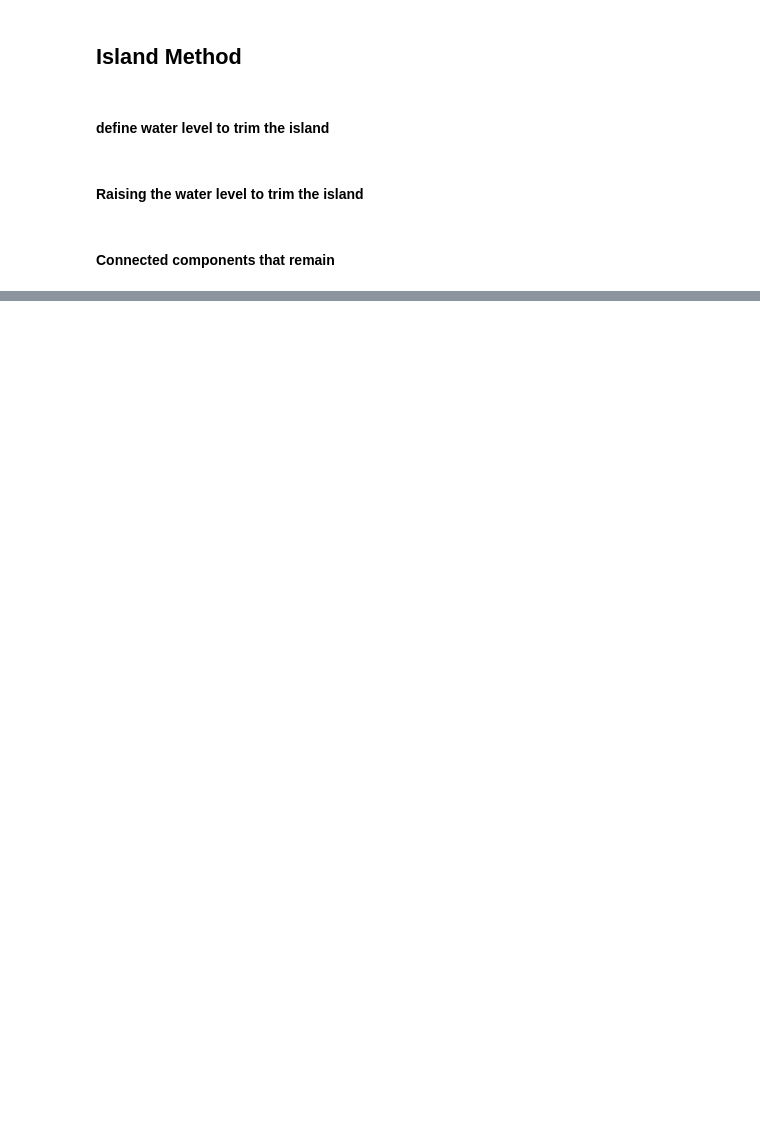
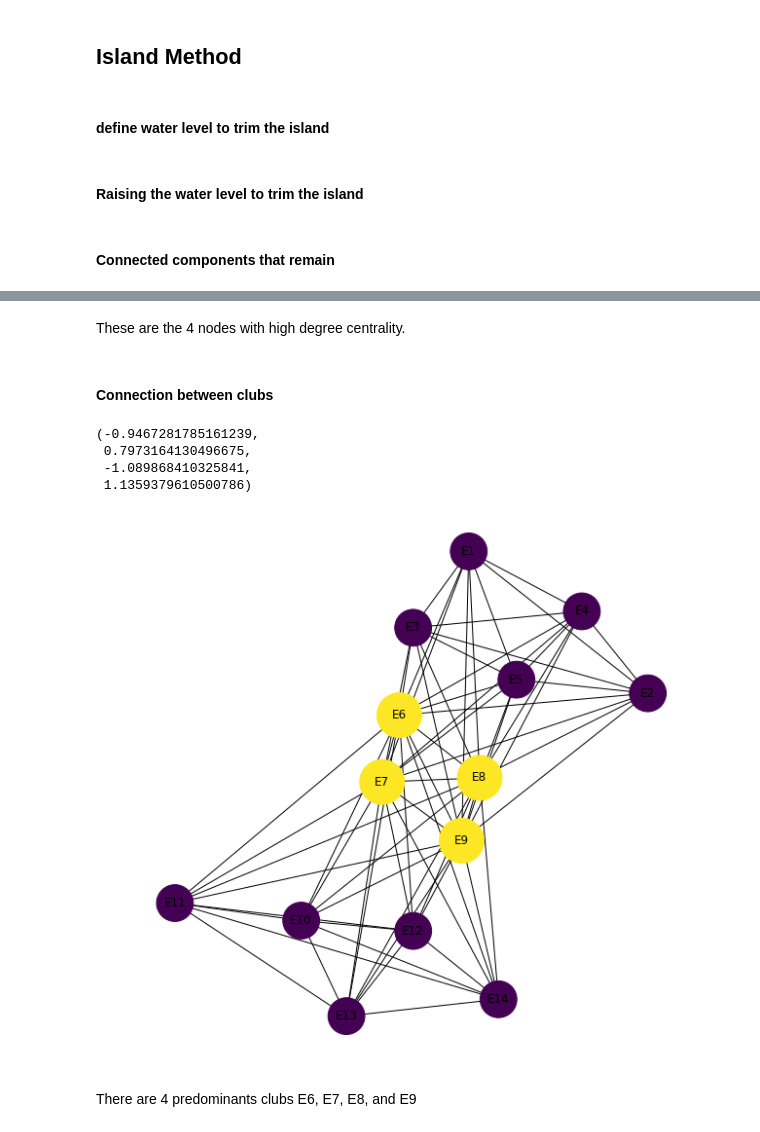
Before and after one commit to AlainKuiete/DATA620ASSIGNMENTS, a Jupyter notebook: plot_davis_club.ipynb, the cells around one changed output, grey strips where cells are left out. Cells and saved outputs as stored; diff of their text form; code cells hidden in the pictures; blank space fills up the shorter version.

```diff
--- a/plot_davis_club.ipynb
+++ b/plot_davis_club.ipynb
@@ -256,0 +349,22 @@ AttributeError: 'list' object has no attribute 'draw'
+# %% [markdown]
+These are the 4 nodes with high degree centrality.
+# %% [markdown]
+#### Connection between clubs
+# %%
+pos = nx.spring_layout(h)
+betCentc = nx.betweenness_centrality(h, normalized=True, endpoints=True)
+node_color = [20000.0 * h.degree(v) for v in h]
+node_size =  [v * 10000 for v in betCentc.values()]
+plt.figure(figsize=(10,10))
+nx.draw_networkx(h, pos=pos, with_labels=True,
+                 node_color=node_color,
+                 node_size=node_size)
+plt.axis('off')
+# %% [output]
+(-0.9467281785161239,
+ 0.7973164130496675,
+ -1.089868410325841,
+ 1.1359379610500786)
+[figure, added]
+# %% [markdown]
+There are 4 predominants clubs E6, E7, E8, and E9
```
Also changed, not shown: parts of 38 cells of this notebook.
